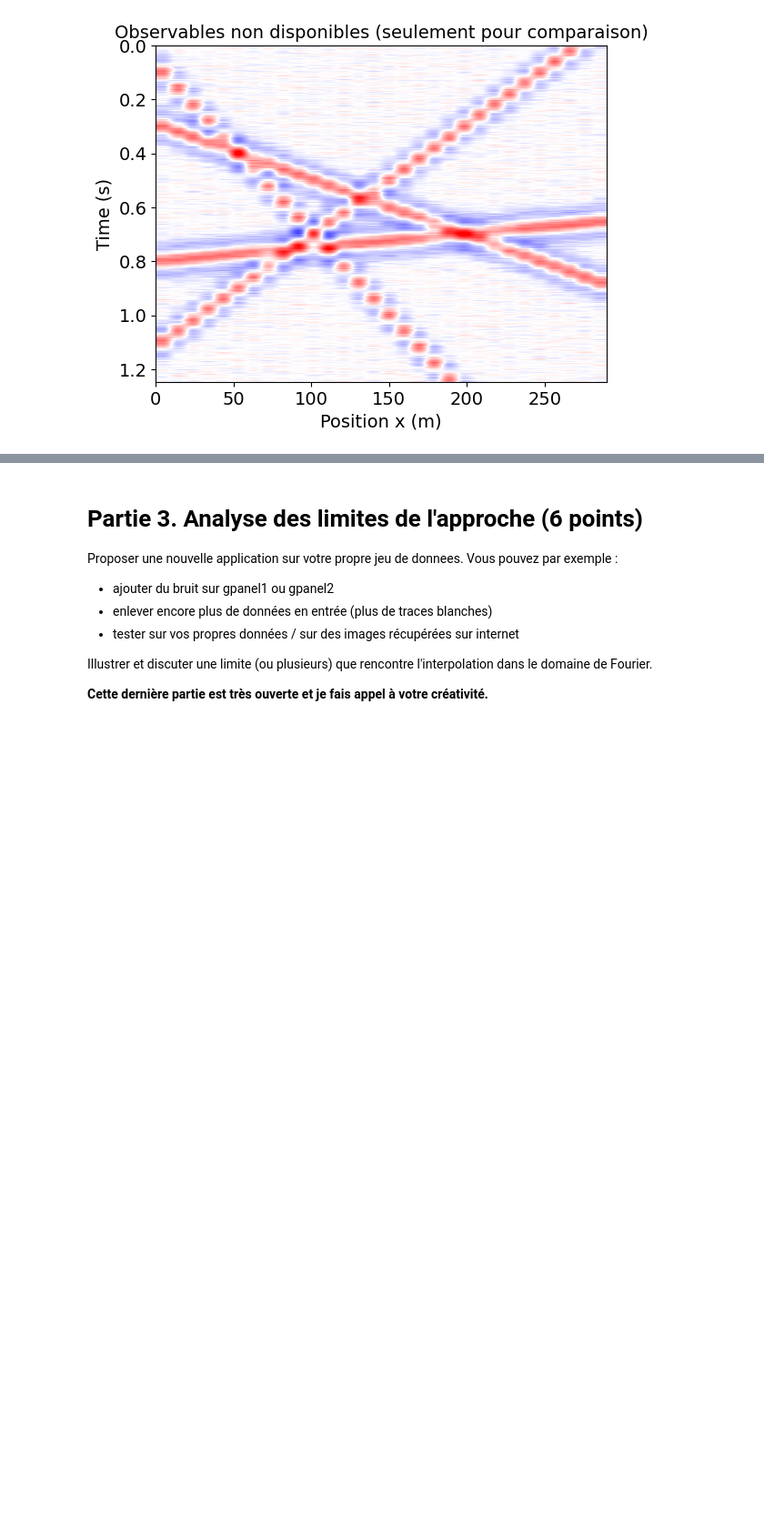
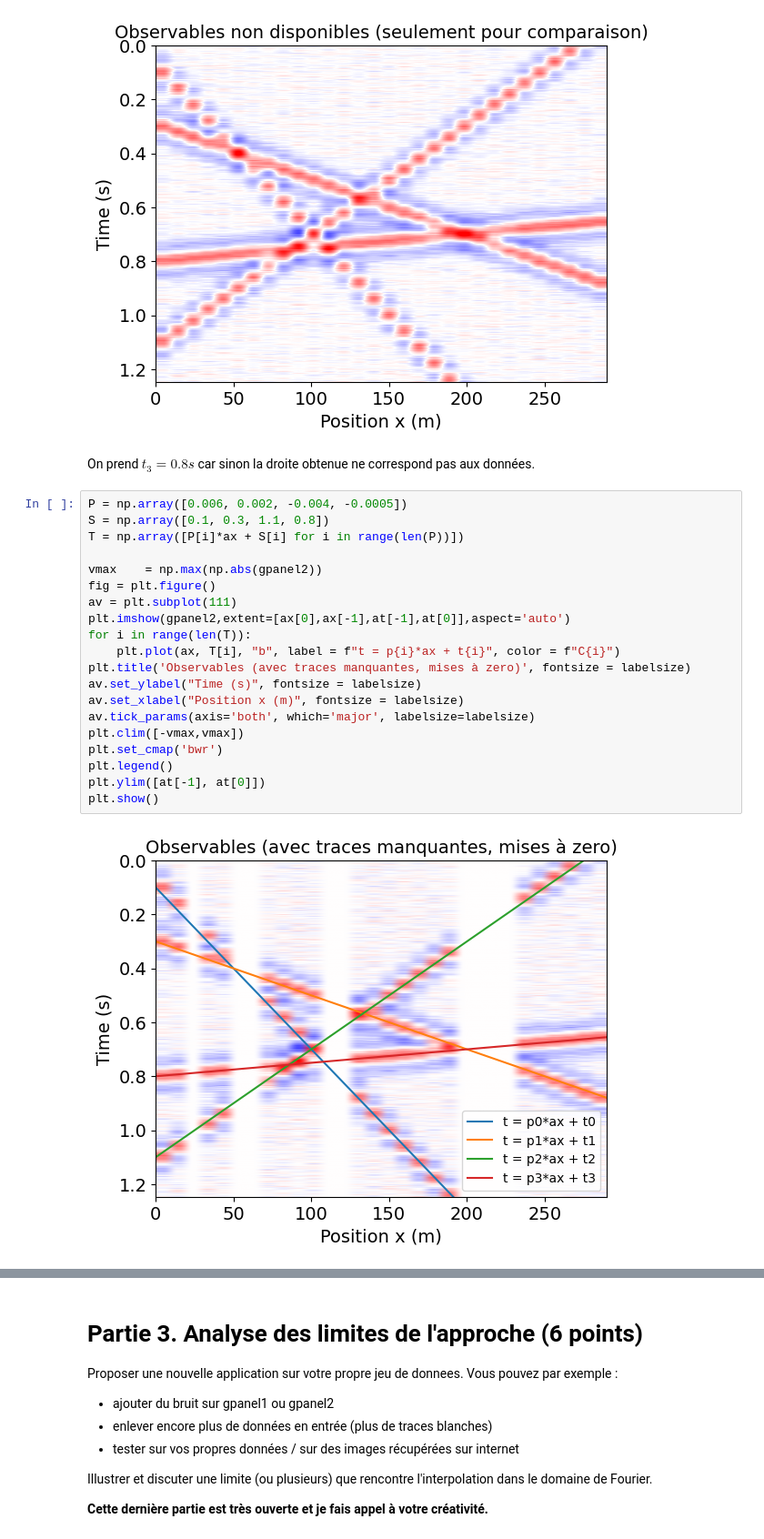
Before and after one commit to mariehoumaire/Projet-Optim-, a Jupyter notebook: miniprojet/mini_projet_geophysique.ipynb, the cells around one changed output, grey strips where cells are left out. Shown at 91% size. Drawn from its saved outputs; the diff is of its cells as text; blank space fills up the shorter version.

```diff
--- a/miniprojet/mini_projet_geophysique.ipynb
+++ b/miniprojet/mini_projet_geophysique.ipynb
@@ -299,3 +299,27 @@ plt.set_cmap('bwr')
 # %% [output]
 [figure]
 [figure]
+# %% [markdown]
+On prend $t_3 = 0.8 s$ car sinon la droite obtenue ne correspond pas aux données.
+# %%
+P = np.array([0.006, 0.002, -0.004, -0.0005])
+S = np.array([0.1, 0.3, 1.1, 0.8])
+T = np.array([P[i]*ax + S[i] for i in range(len(P))])
+
+vmax    = np.max(np.abs(gpanel2))
+fig = plt.figure()
+av = plt.subplot(111)
+plt.imshow(gpanel2,extent=[ax[0],ax[-1],at[-1],at[0]],aspect='auto')
+for i in range(len(T)):
+    plt.plot(ax, T[i], "b", label = f"t = p{i}*ax + t{i}", color = f"C{i}")
+plt.title('Observables (avec traces manquantes, mises à zero)', fontsize = labelsize)
+av.set_ylabel("Time (s)", fontsize = labelsize)
+av.set_xlabel("Position x (m)", fontsize = labelsize)
+av.tick_params(axis='both', which='major', labelsize=labelsize)
+plt.clim([-vmax,vmax])
+plt.set_cmap('bwr')
+plt.legend()
+plt.ylim([at[-1], at[0]])
+plt.show()
+# %% [output]
+[figure, added]
```
Also changed, not shown: parts of 1 cell of this notebook, 1 other file.
